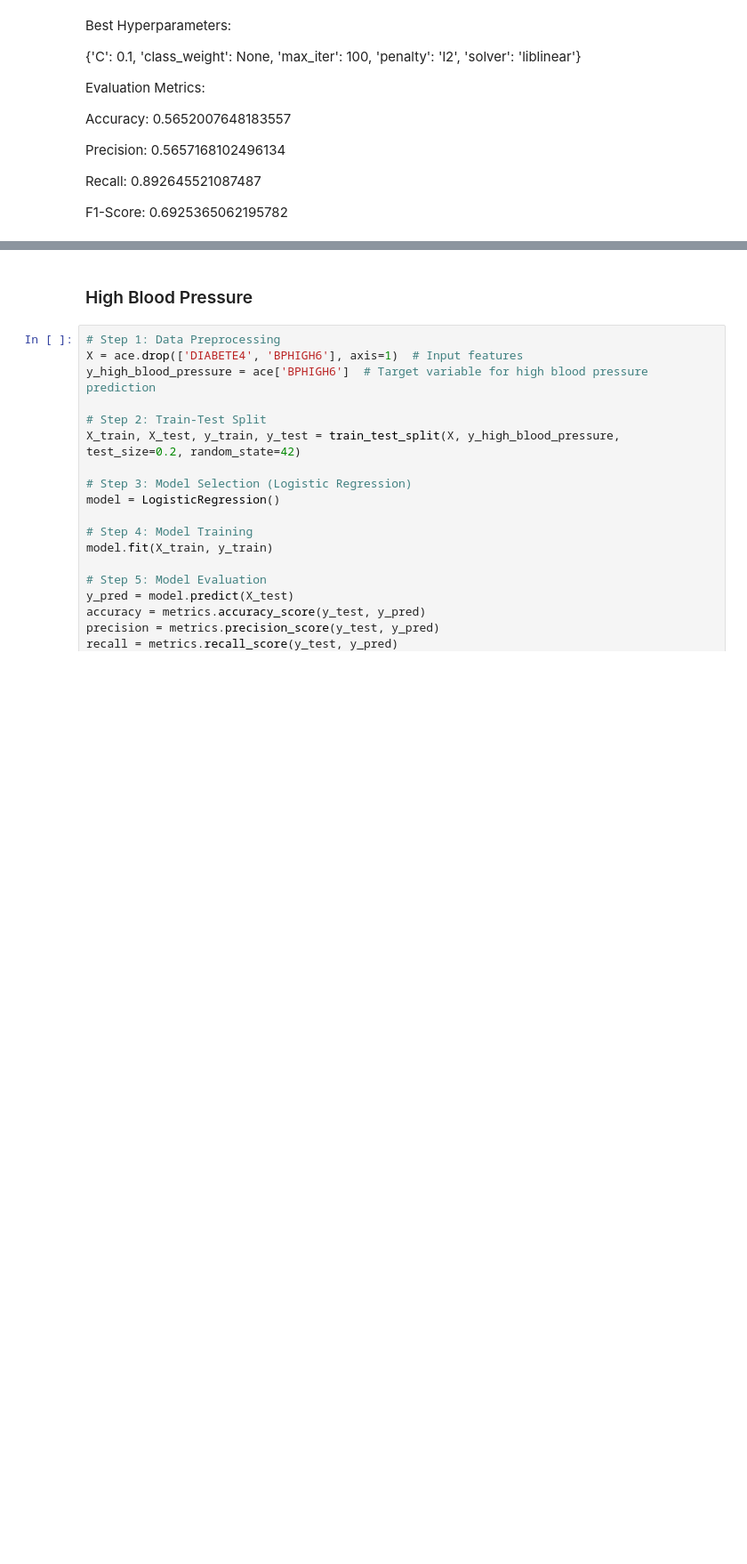
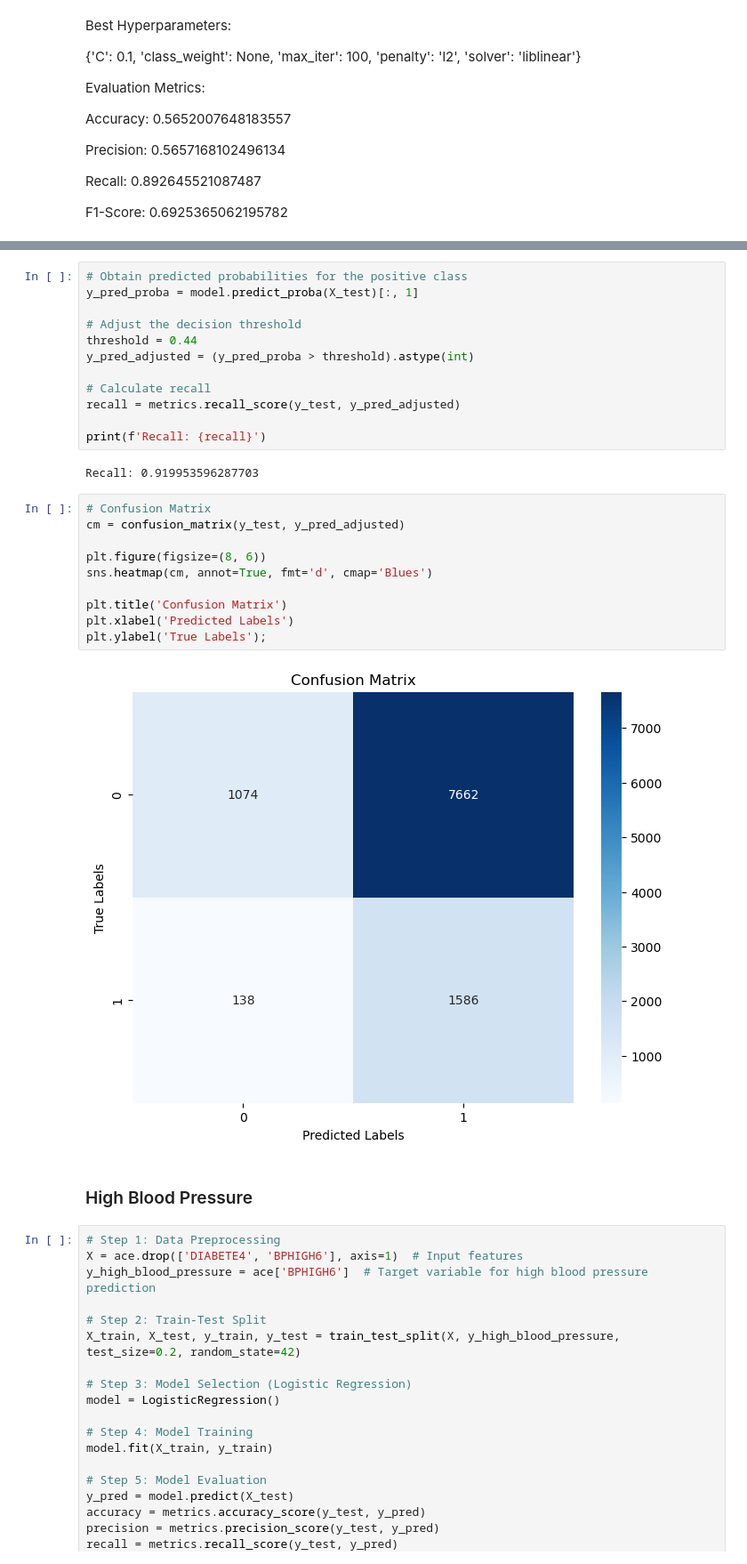
Before and after one commit to danneraf/ACE, a Jupyter notebook: Code/Modeling.ipynb, the cells around one changed output, grey strips where cells are left out. Shown at 89% size. Drawn from its saved outputs; the diff is of its cells as text; blank space fills up the shorter version.

```diff
--- a/Code/Modeling.ipynb
+++ b/Code/Modeling.ipynb
@@ -238,3 +475,29 @@ plt.ylabel('True Labels');
+# %%
+# Obtain predicted probabilities for the positive class
+y_pred_proba = model.predict_proba(X_test)[:, 1]
+
+# Adjust the decision threshold
+threshold = 0.44
+y_pred_adjusted = (y_pred_proba > threshold).astype(int)
+
+# Calculate recall
+recall = metrics.recall_score(y_test, y_pred_adjusted)
+
+print(f'Recall: {recall}')
+# %% [output]
+Recall: 0.919953596287703
+# %%
+# Confusion Matrix
+cm = confusion_matrix(y_test, y_pred_adjusted)
+
+plt.figure(figsize=(8, 6))
+sns.heatmap(cm, annot=True, fmt='d', cmap='Blues')
+
+plt.title('Confusion Matrix')
+plt.xlabel('Predicted Labels')
+plt.ylabel('True Labels');
+# %% [output]
+[figure, added]
 # %% [markdown]
 ### High Blood Pressure
 # %%
```
Also changed, not shown: parts of 78 cells of this notebook.
